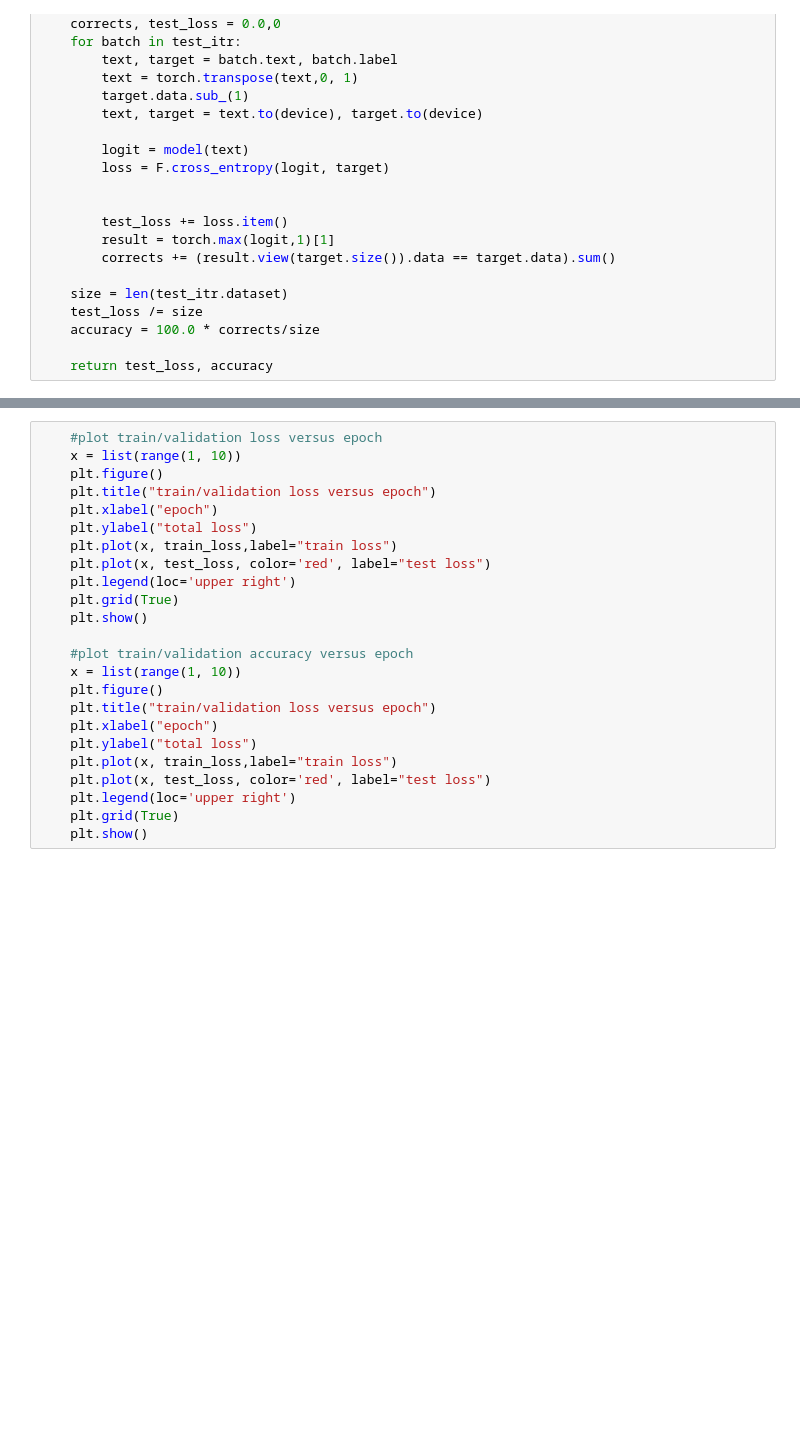
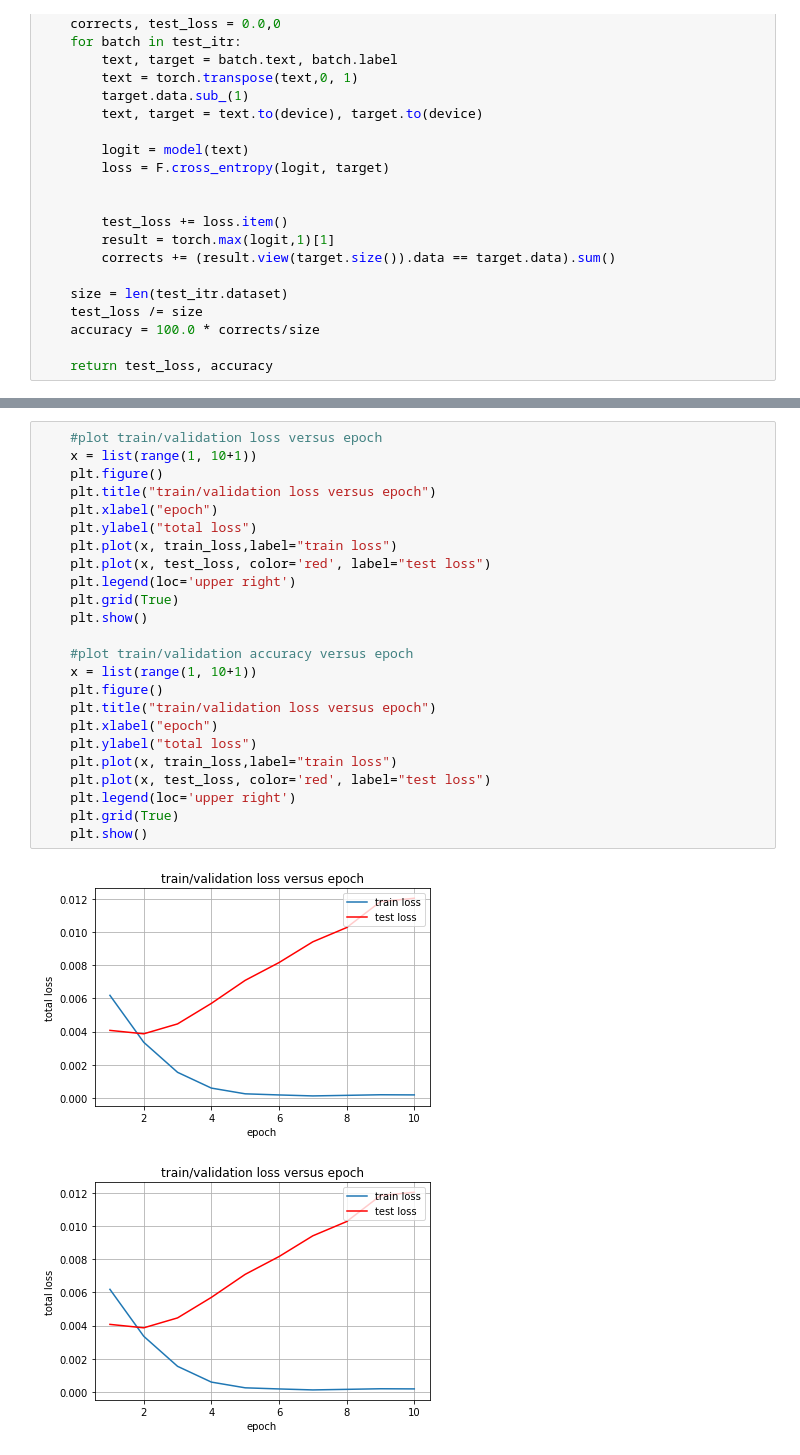
Before and after one commit to leohsuofnthu/Pytorch-TextCNN, a Jupyter notebook: textCNN_IMDB.ipynb, the cells around one changed output, grey strips where cells are left out. Cells and saved outputs as stored; diff of their text form; blank space fills up the shorter version.

```diff
--- a/textCNN_IMDB.ipynb
+++ b/textCNN_IMDB.ipynb
@@ -258,24 +254,27 @@ KeyboardInterrupt: ignored
 # %%
     #plot train/validation loss versus epoch
-    x = list(range(1, 10))
+    x = list(range(1, 10+1))
     plt.figure()
     plt.title("train/validation loss versus epoch")
     plt.xlabel("epoch")
     plt.ylabel("total loss")
     plt.plot(x, train_loss,label="train loss")
     plt.plot(x, test_loss, color='red', label="test loss")
     plt.legend(loc='upper right')
     plt.grid(True)
     plt.show()
 
     #plot train/validation accuracy versus epoch
-    x = list(range(1, 10))
+    x = list(range(1, 10+1))
     plt.figure()
     plt.title("train/validation loss versus epoch")
     plt.xlabel("epoch")
     plt.ylabel("total loss")
     plt.plot(x, train_loss,label="train loss")
     plt.plot(x, test_loss, color='red', label="test loss")
     plt.legend(loc='upper right')
     plt.grid(True)
     plt.show()
+# %% [output]
+[figure, added]
+[figure, added]
```
Also changed, not shown: parts of 2 cells of this notebook.
